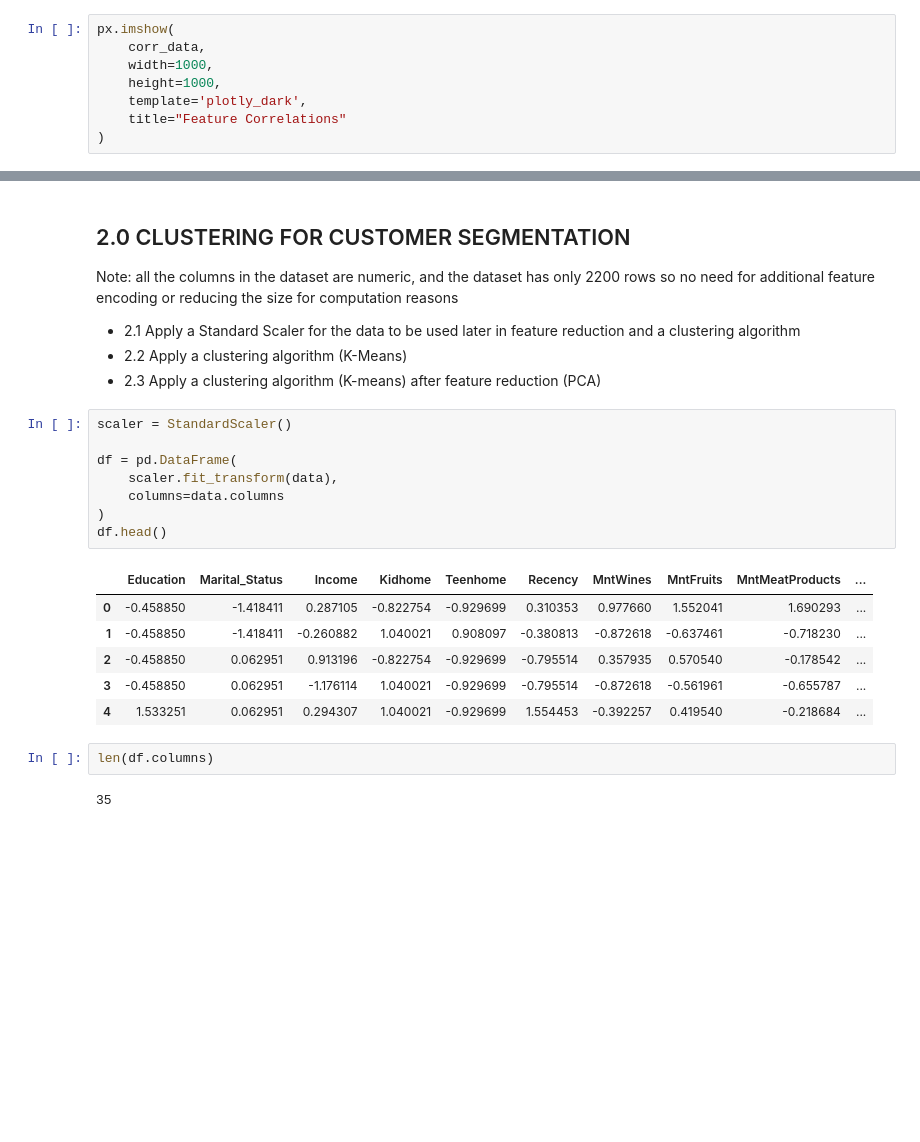
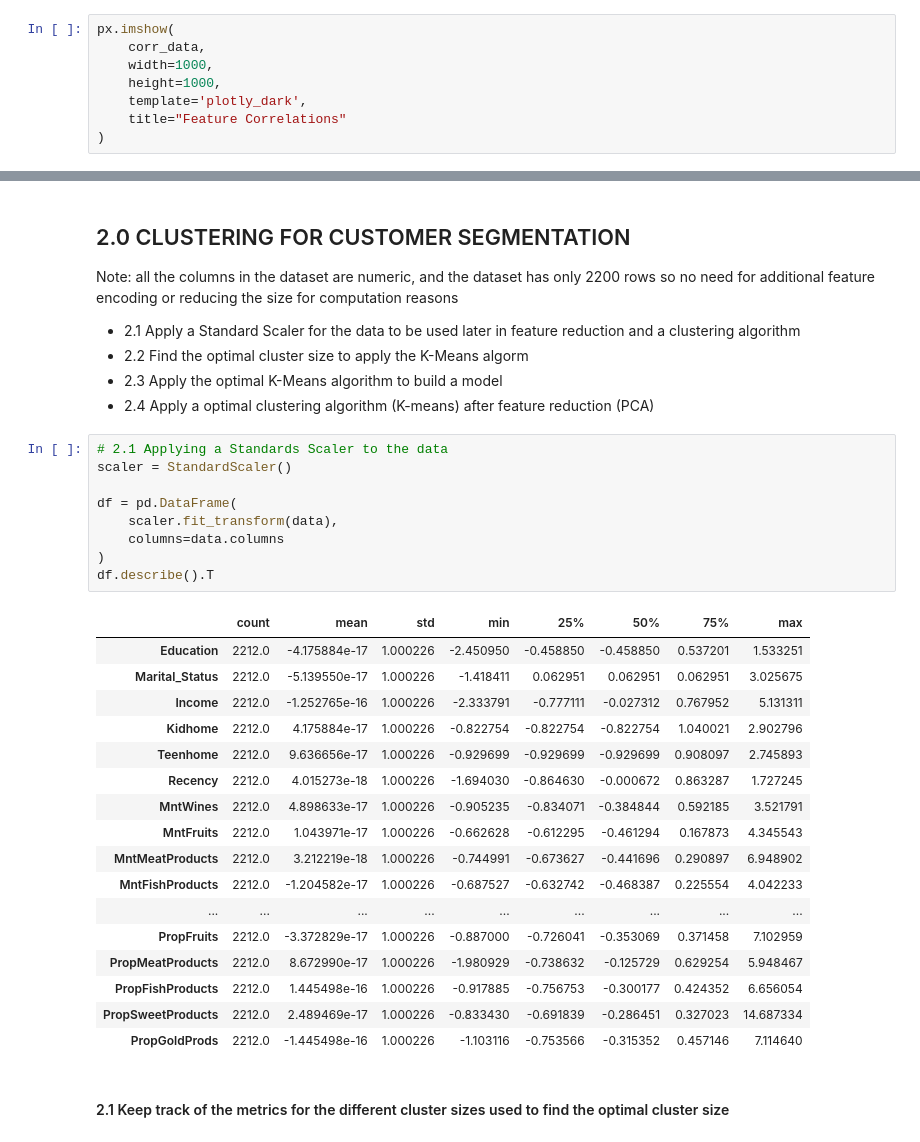
Before and after one commit to kymayodeji/marketing, a Jupyter notebook: segmentation.ipynb, the cells around one changed output, grey strips where cells are left out. Drawn from its saved outputs; the diff is of its cells as text; blank space fills up the shorter version.

Commit message:
added k-means and pca

```diff
--- a/segmentation.ipynb
+++ b/segmentation.ipynb
@@ -78,24 +96,35 @@ px.imshow(
 ## 2.0 CLUSTERING FOR CUSTOMER SEGMENTATION
 Note: all the columns in the dataset are numeric, and the dataset has only 2200 rows so no need for additional feature encoding or reducing the size for computation reasons
 - 2.1 Apply a Standard Scaler for the data to be used later in feature reduction and a clustering algorithm
-- 2.2 Apply a clustering algorithm (K-Means)
-- 2.3 Apply a clustering algorithm (K-means) after feature reduction (PCA)
+- 2.2 Find the optimal cluster size to apply the K-Means algorm
+- 2.3 Apply the optimal K-Means algorithm to build a model
+- 2.4 Apply a optimal clustering algorithm (K-means) after feature reduction (PCA)
 # %%
+# 2.1 Applying a Standards Scaler to the data
 scaler = StandardScaler()
 
 df = pd.DataFrame(
     scaler.fit_transform(data),
     columns=data.columns
 )
-df.head()
+df.describe().T
 # %% [output]
-|  | Education | Marital_Status | Income | Kidhome | Teenhome | Recency | MntWines | MntFruits | MntMeatProducts | ... |
-| 0 | -0.458850 | -1.418411 | 0.287105 | -0.822754 | -0.929699 | 0.310353 | 0.977660 | 1.552041 | 1.690293 | ... |
-| 1 | -0.458850 | -1.418411 | -0.260882 | 1.040021 | 0.908097 | -0.380813 | -0.872618 | -0.637461 | -0.718230 | ... |
-| 2 | -0.458850 | 0.062951 | 0.913196 | -0.822754 | -0.929699 | -0.795514 | 0.357935 | 0.570540 | -0.178542 | ... |
-| 3 | -0.458850 | 0.062951 | -1.176114 | 1.040021 | -0.929699 | -0.795514 | -0.872618 | -0.561961 | -0.655787 | ... |
-| 4 | 1.533251 | 0.062951 | 0.294307 | 1.040021 | -0.929699 | 1.554453 | -0.392257 | 0.419540 | -0.218684 | ... |
+|  | count | mean | std | min | 25% | 50% | 75% | max |
+| Education | 2212.0 | -4.175884e-17 | 1.000226 | -2.450950 | -0.458850 | -0.458850 | 0.537201 | 1.533251 |
+| Marital_Status | 2212.0 | -5.139550e-17 | 1.000226 | -1.418411 | 0.062951 | 0.062951 | 0.062951 | 3.025675 |
+| Income | 2212.0 | -1.252765e-16 | 1.000226 | -2.333791 | -0.777111 | -0.027312 | 0.767952 | 5.131311 |
+| Kidhome | 2212.0 | 4.175884e-17 | 1.000226 | -0.822754 | -0.822754 | -0.822754 | 1.040021 | 2.902796 |
+| Teenhome | 2212.0 | 9.636656e-17 | 1.000226 | -0.929699 | -0.929699 | -0.929699 | 0.908097 | 2.745893 |
+| Recency | 2212.0 | 4.015273e-18 | 1.000226 | -1.694030 | -0.864630 | -0.000672 | 0.863287 | 1.727245 |
+| MntWines | 2212.0 | 4.898633e-17 | 1.000226 | -0.905235 | -0.834071 | -0.384844 | 0.592185 | 3.521791 |
+| MntFruits | 2212.0 | 1.043971e-17 | 1.000226 | -0.662628 | -0.612295 | -0.461294 | 0.167873 | 4.345543 |
+| MntMeatProducts | 2212.0 | 3.212219e-18 | 1.000226 | -0.744991 | -0.673627 | -0.441696 | 0.290897 | 6.948902 |
+| MntFishProducts | 2212.0 | -1.204582e-17 | 1.000226 | -0.687527 | -0.632742 | -0.468387 | 0.225554 | 4.042233 |
+| ... | ... | ... | ... | ... | ... | ... | ... | ... |
+| PropFruits | 2212.0 | -3.372829e-17 | 1.000226 | -0.887000 | -0.726041 | -0.353069 | 0.371458 | 7.102959 |
+| PropMeatProducts | 2212.0 | 8.672990e-17 | 1.000226 | -1.980929 | -0.738632 | -0.125729 | 0.629254 | 5.948467 |
+| PropFishProducts | 2212.0 | 1.445498e-16 | 1.000226 | -0.917885 | -0.756753 | -0.300177 | 0.424352 | 6.656054 |
+| PropSweetProducts | 2212.0 | 2.489469e-17 | 1.000226 | -0.833430 | -0.691839 | -0.286451 | 0.327023 | 14.687334 |
+| PropGoldProds | 2212.0 | -1.445498e-16 | 1.000226 | -1.103116 | -0.753566 | -0.315352 | 0.457146 | 7.114640 |
-# %%
-len(df.columns)
-# %% [output]
-35
+# %% [markdown]
+#### 2.1 Keep track of the metrics for the different cluster sizes used to find the optimal cluster size
```
Also changed, not shown: parts of 19 cells of this notebook.
